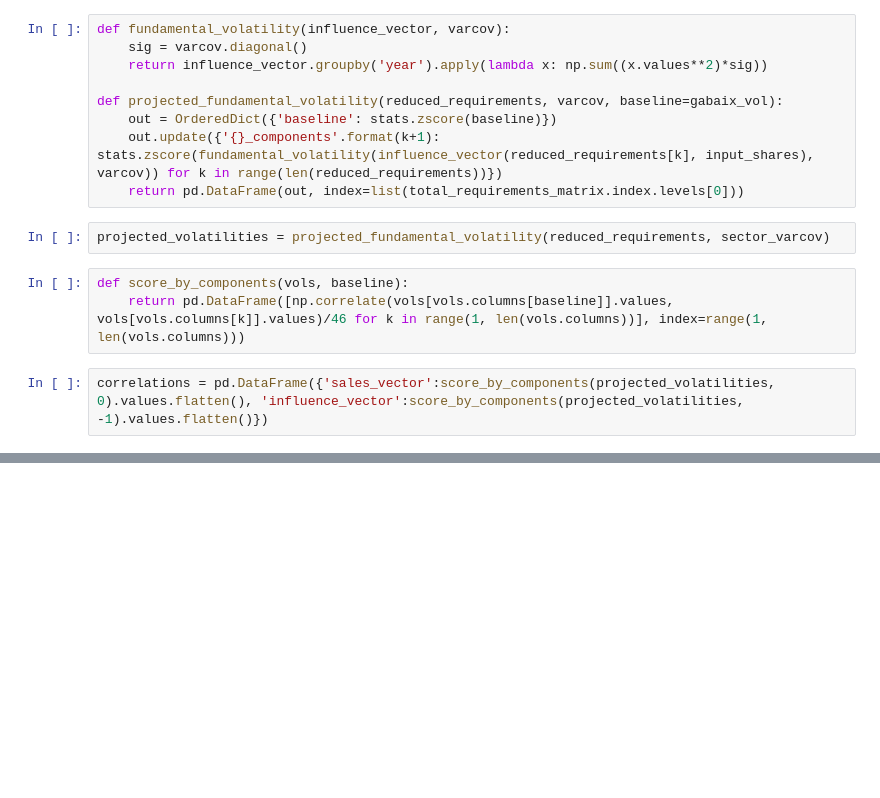
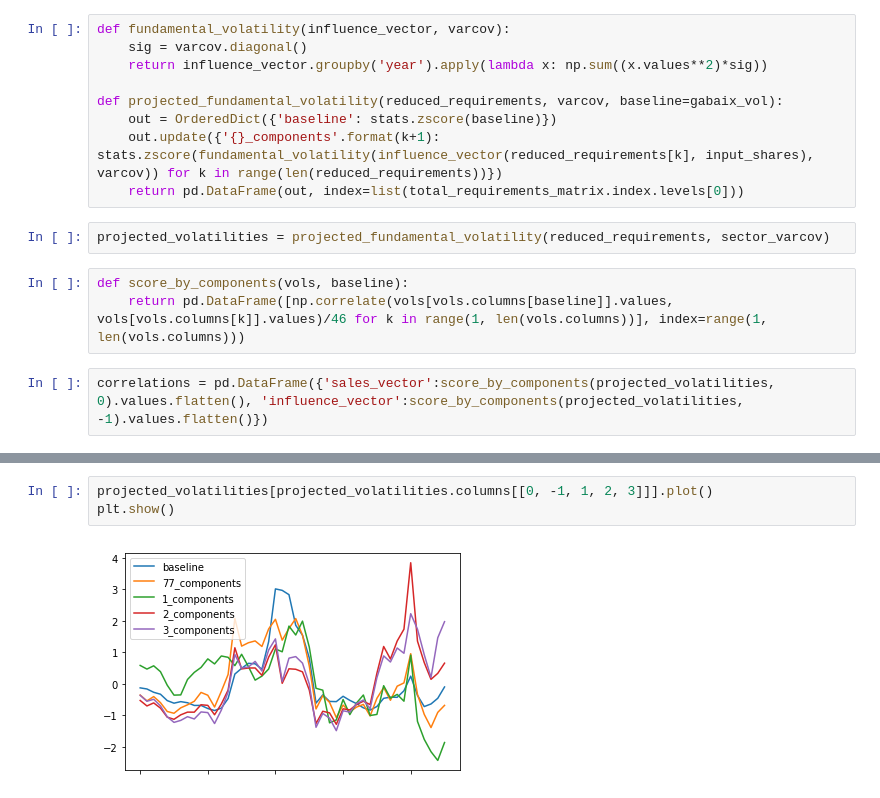
Before and after one commit to AshokRao95/network_volatility, a Jupyter notebook: svd_io.ipynb, the cells around one changed output, grey strips where cells are left out. Drawn from its saved outputs; the diff is of its cells as text; blank space fills up the shorter version.

```diff
--- a/svd_io.ipynb
+++ b/svd_io.ipynb
@@ -105,0 +106,5 @@ correlations.plot()
+# %%
+projected_volatilities[projected_volatilities.columns[[0, -1, 1, 2, 3]]].plot()
+plt.show()
+# %% [output]
+[figure, added]
```
Also changed, not shown: parts of 9 cells of this notebook, 37 other files.
